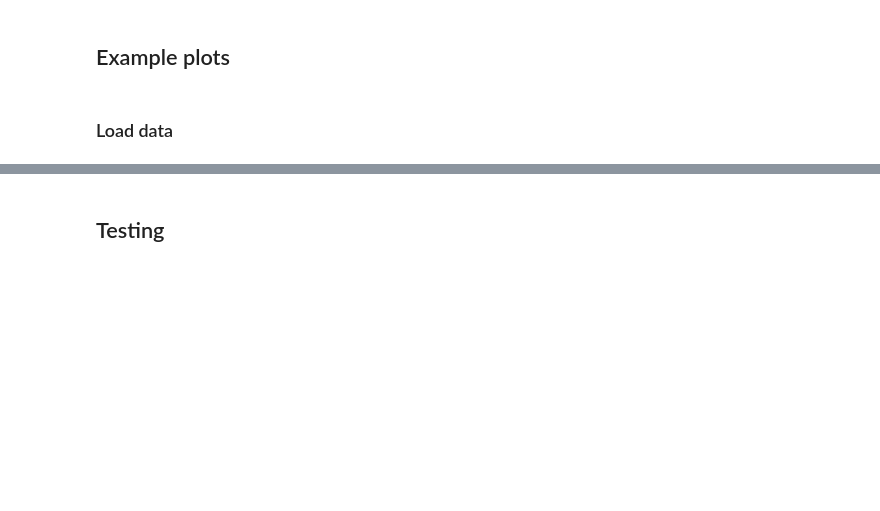
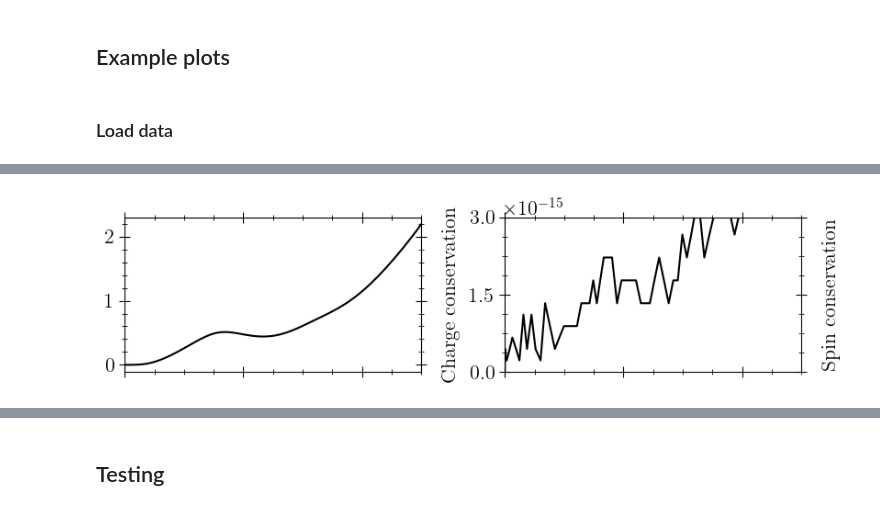
Before and after one commit to NonequilibriumDynamics/KadanoffBaym.jl, a Jupyter notebook: example/fermi-hubbard-T-matrix.ipynb, the cells around one changed output, grey strips where cells are left out. Drawn from its saved outputs; the diff is of its cells as text; code cells hidden in the pictures; blank space fills up the shorter version.

```diff
--- a/example/fermi-hubbard-T-matrix.ipynb
+++ b/example/fermi-hubbard-T-matrix.ipynb
@@ -377,37 +388,39 @@ tight_layout(pad = 0.1, w_pad = 0.5, h_pad = 0)
 Gs = loaded_sol["solution"]
 
 xpad = 8
 ypad = 5
 
 figure(figsize = (8, 2))
 
 ax = subplot(121)
 plot(loaded_sol["solution"].t, [(sum(Gs.u[1][i, i, k, k] for i = 1:num_sites) |> imag) .+ (sum(Gs.u[3][i, i, k, k] for i = 1:num_sites) |> imag) for k = 1:num_points]
     .- sum(N_c .+ N_f)  .|> abs,
     label = "\$ c \$", ls = "-", c = "k")
 xlim(0, tmax)
-ax.set_xticks([0, 8, 16, 24, 32])
+# ax.set_xticks([0, 8, 16, 24, 32])
 ax.set_xticklabels([])
-yticks([k for k in 0:0.5:1] .* 5e-15)
-ylim([0.0, 1] .* 5e-15)
+# yticks([k for k in 0:0.5:1] .* 5e-15)
+# ylim([0.0, 1] .* 5e-15)
 ylabel("Charge conservation", labelpad = 16)
 ax.yaxis.set_label_position("right")
 
 ax = subplot(122)
 plot(loaded_sol["solution"].t, [(sum(Gs.u[1][i, i, k, k] for i = 1:num_sites) |> imag) .- (sum(Gs.u[3][i, i, k, k] for i = 1:num_sites) |> imag) for k = 1:num_points]
     .- sum(N_c .- N_f) .|> abs,
     label = "\$ c \$", ls = "-", c = "k")
 xlim(0, tmax)
-ax.set_xticks([0, 8, 16, 24, 32])
+# ax.set_xticks([0, 8, 16, 24, 32])
 yticks([k for k in 0:0.5:1] .* 3e-15)
 ax.set_xticklabels([])
 # ax.set_yticklabels([])
 ylim([0.0, 1] .* 3e-15)
 ylabel("Spin conservation", labelpad = 16)
 ax.yaxis.set_label_position("right")
 
 tight_layout(pad = 0.0, w_pad = 0.5, h_pad = 0)
 # savefig("fermi_hubbard_example_T_inset.pdf")
+# %% [output]
+[figure, added]
 # %%
 using FFTW, Interpolations
 # %%
```
Also changed, not shown: parts of 24 cells of this notebook.
